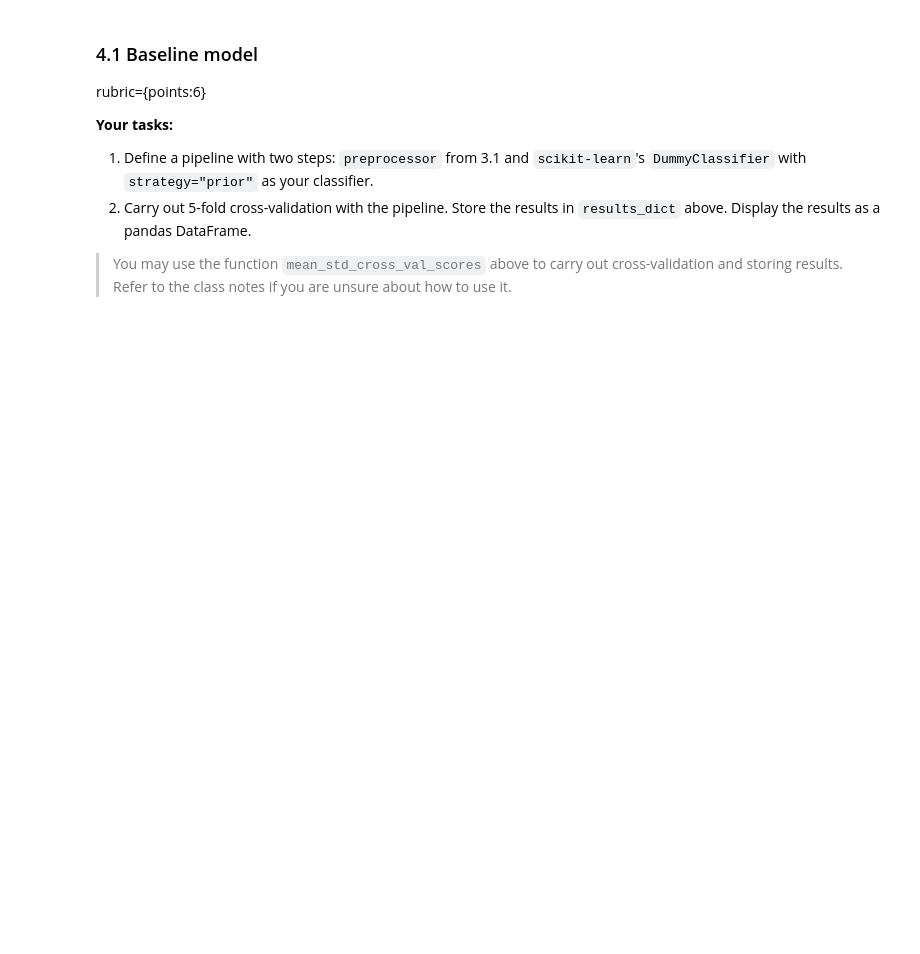
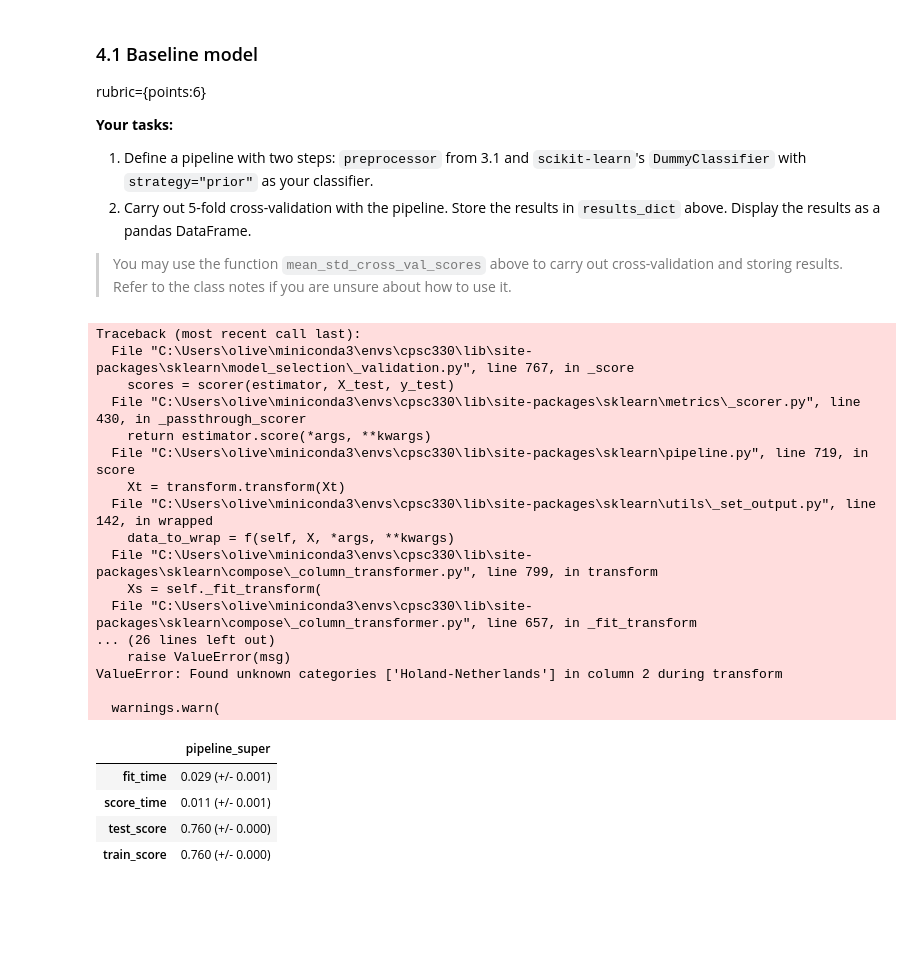
Before and after one commit to olliepression/cpsc330-2022W2, a Jupyter notebook: hw/hw3/hw3.ipynb, the cells around one changed output. Drawn from its saved outputs; the diff is of its cells as text; code cells hidden in the pictures; blank space fills up the shorter version.

```diff
--- a/hw/hw3/hw3.ipynb
+++ b/hw/hw3/hw3.ipynb
@@ -217,0 +280,28 @@ preprocessor = None
+# %%
+# Create a column transformer preprocessor based on transformations you want to apply on the data from 2.2.
+
+preprocessor = make_column_transformer(
+        # for simplicity, go in chronological order with respect to 2.2
+        (StandardScaler(), numeric_features),
+
+        (make_pipeline(SimpleImputer(strategy="constant", fill_value="unavailable"),
+                      OneHotEncoder(sparse_output=False)),
+                      categorical_features),
+
+        (OneHotEncoder(sparse_output=False), cat_features_OHE_only)
+)
+
+# Transform the data by calling fit_transform on the training set. What's the shape of the transformed data?
+
+X_train_transformed = preprocessor.fit_transform(X_train)
+print(X_train_transformed)
+
+# make X_train_transformed into a dataframe, but we need column names first
+column_names = (
+    numeric_features
+    + preprocessor.named_transformers_["pipeline"]["onehotencoder"].get_feature_names_out().tolist()
+    + preprocessor.named_transformers_["onehotencoder"].get_feature_names_out().tolist()
+)
+
+X_train_df = pd.DataFrame(X_train_transformed, columns=column_names)
+X_train_df.shape
@@ -265,6 +372,43 @@ rubric={points:6}
 2. Carry out 5-fold cross-validation with the pipeline. Store the results in `results_dict` above. Display the results as a pandas DataFrame.
 
 > You may use the function `mean_std_cross_val_scores` above to carry out cross-validation and storing results. Refer to the class notes if you are unsure about how to use it.
+# %%
+pipeline_super = make_pipeline(
+    preprocessor,
+    DummyClassifier(strategy="prior")
+)
+
+results_dict["pipeline_super"] = mean_std_cross_val_scores(
+    pipeline_super,
+    X_train,
+    y_train,
+    return_train_score=True,
+    cv=5
+)
+pd.DataFrame(results_dict)
+# %% [output]
+Traceback (most recent call last):
+  File "C:\Users\olive\miniconda3\envs\cpsc330\lib\site-packages\sklearn\model_selection\_validation.py", line 767, in _score
+    scores = scorer(estimator, X_test, y_test)
+  File "C:\Users\olive\miniconda3\envs\cpsc330\lib\site-packages\sklearn\metrics\_scorer.py", line 430, in _passthrough_scorer
+    return estimator.score(*args, **kwargs)
+  File "C:\Users\olive\miniconda3\envs\cpsc330\lib\site-packages\sklearn\pipeline.py", line 719, in score
+    Xt = transform.transform(Xt)
+  File "C:\Users\olive\miniconda3\envs\cpsc330\lib\site-packages\sklearn\utils\_set_output.py", line 142, in wrapped
+    data_to_wrap = f(self, X, *args, **kwargs)
+  File "C:\Users\olive\miniconda3\envs\cpsc330\lib\site-packages\sklearn\compose\_column_transformer.py", line 799, in transform
+    Xs = self._fit_transform(
+  File "C:\Users\olive\miniconda3\envs\cpsc330\lib\site-packages\sklearn\compose\_column_transformer.py", line 657, in _fit_transform
+... (26 lines left out)
+    raise ValueError(msg)
+ValueError: Found unknown categories ['Holand-Netherlands'] in column 2 during transform
+
+  warnings.warn(
+|  | pipeline_super |
+| fit_time | 0.029 (+/- 0.001) |
+| score_time | 0.011 (+/- 0.001) |
+| test_score | 0.760 (+/- 0.000) |
+| train_score | 0.760 (+/- 0.000) |
 # %% [markdown]
 <br><br>
 # %% [markdown]
```
Also changed, not shown: parts of 18 cells of this notebook, 2 other files.
